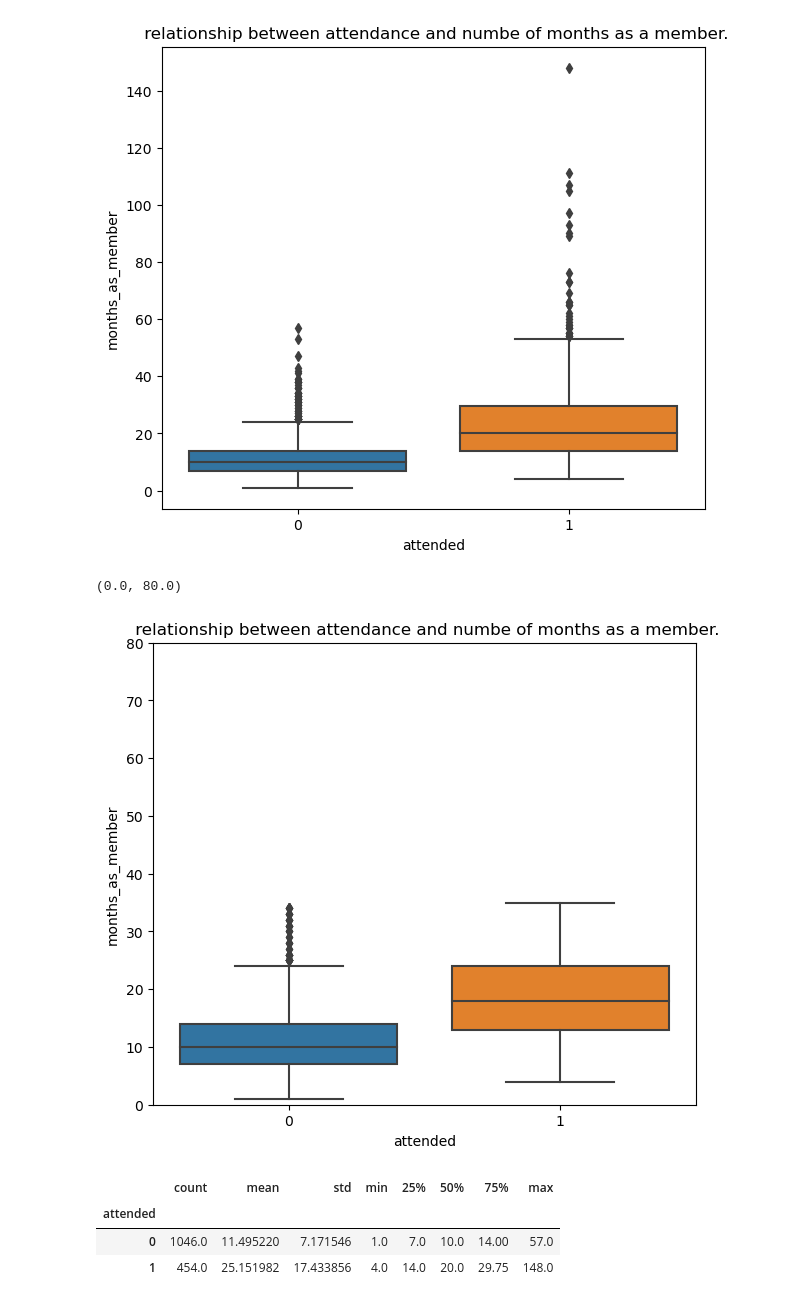
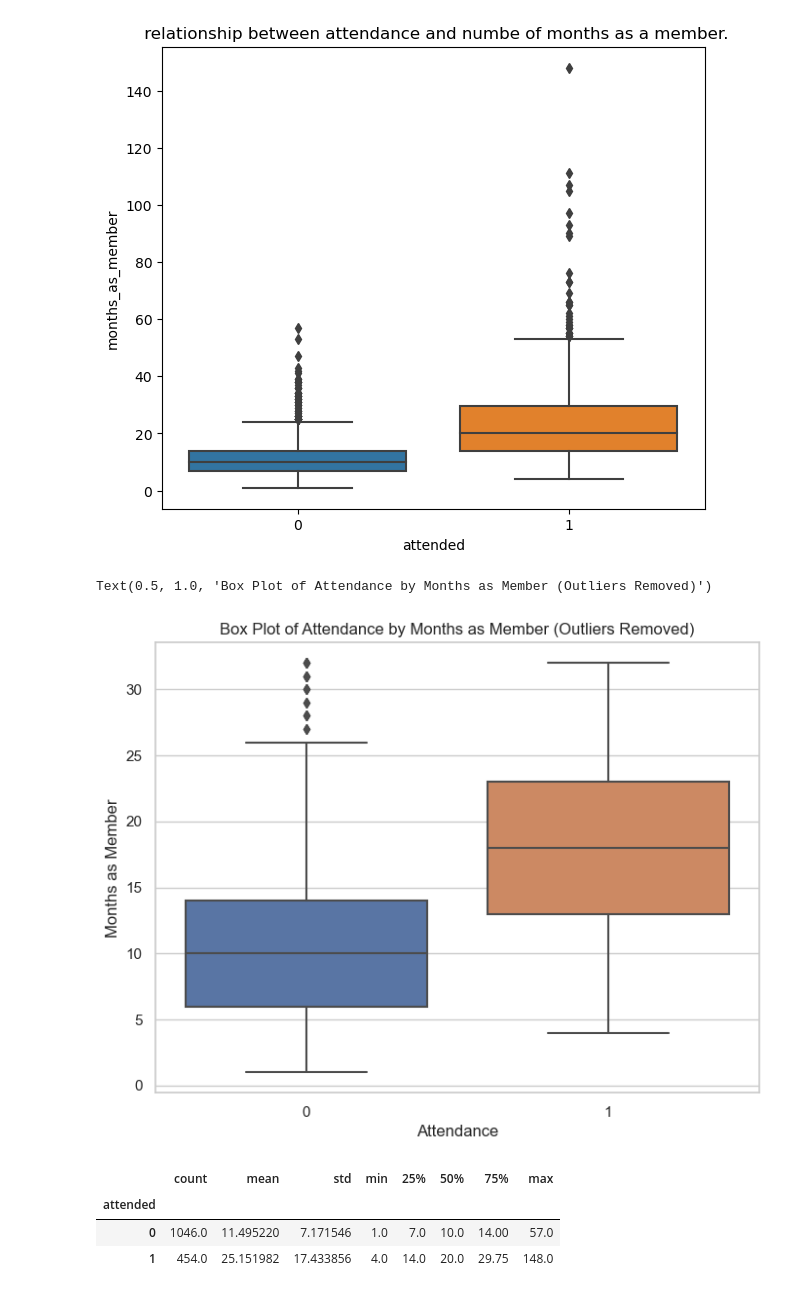
Before and after one commit to sajinamatya/classification-problem, a Jupyter notebook: fitnesscenter.ipynb, the cells around one changed output. Drawn from its saved outputs; the diff is of its cells as text; code cells hidden in the pictures.

```diff
--- a/fitnesscenter.ipynb
+++ b/fitnesscenter.ipynb
@@ -70,6 +70,12 @@ time                 object
 category             object
 attended              int64
 dtype: object
+# %%
+data['days_before'] = data['days_before'].str.replace("a","")
+# %%
+data['days_before'] = data['days_before'].str.strip()
+# %%
+data['days_before'] = data['days_before'].astype('int64')
 # %%
 #checking if any columns has a null values
 data.isna().sum()
@@ -180,25 +177,30 @@ plt.title(' relationship between attendance and numbe of months as a member.')
 # %% [output]
 Text(0.5, 1.0, ' relationship between attendance and numbe of months as a member.')
 [figure]
-# %%
-Q1 = data['months_as_member'].quantile(0.25)
-Q3 = data['months_as_member'].quantile(0.75)
-IQR = Q3 - Q1
-
-# Define lower and upper bounds to filter outliers
-lower_bound = Q1 - 1.5 * IQR
-upper_bound = Q3 + 1.5 * IQR
-
-# Create a DataFrame with filtered data (excluding outliers)
-df_filtered = data[(data['months_as_member'] >= lower_bound) & (data['months_as_member'] <= upper_bound)]
-
-plt.figure(figsize=(7,6))
-sns.boxplot(data=df_filtered, x='attended',y='months_as_member')
-plt.title(' relationship between attendance and numbe of months as a member.')
-plt.ylim(0,80)
-# %% [output]
-(0.0, 80.0)
-[figure, removed]
+# %%
+Q1 = data['months_as_member'].quantile(0.25)
+Q3 = data['months_as_member'].quantile(0.75)
+IQR = Q3 - Q1
+
+# Define the lower and upper bounds for outliers
+lower_bound = Q1 - 1.5 * IQR
+upper_bound = Q3 + 1.5 * IQR
+
+# Remove outliers from the DataFrame
+data = data[(data['months_as_member'] >= lower_bound) & (data['months_as_member'] <= upper_bound)]
+
+# Create a box plot without outliers
+sns.set(style="whitegrid")
+plt.figure(figsize=(8, 6))
+sns.boxplot(y="months_as_member", x="attended", data=data)
+
+# Add labels and title
+plt.ylabel('Months as Member')
+plt.xlabel('Attendance')
+plt.title('Box Plot of Attendance by Months as Member (Outliers Removed)')
+# %% [output]
+Text(0.5, 1.0, 'Box Plot of Attendance by Months as Member (Outliers Removed)')
+[figure, added]
 # %%
 data.groupby('attended')['months_as_member'].describe()
 # %% [output]
```
Also changed, not shown: parts of 7 cells of this notebook.
